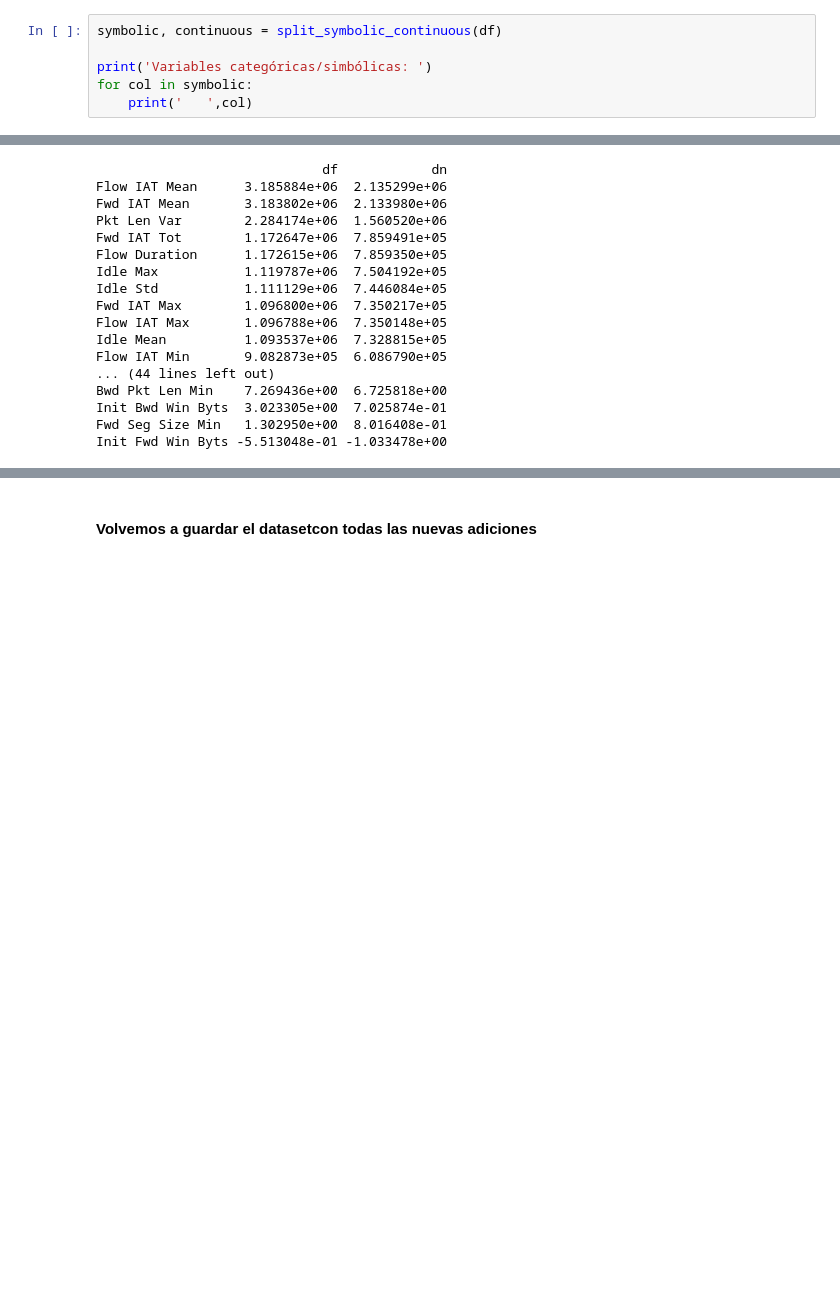
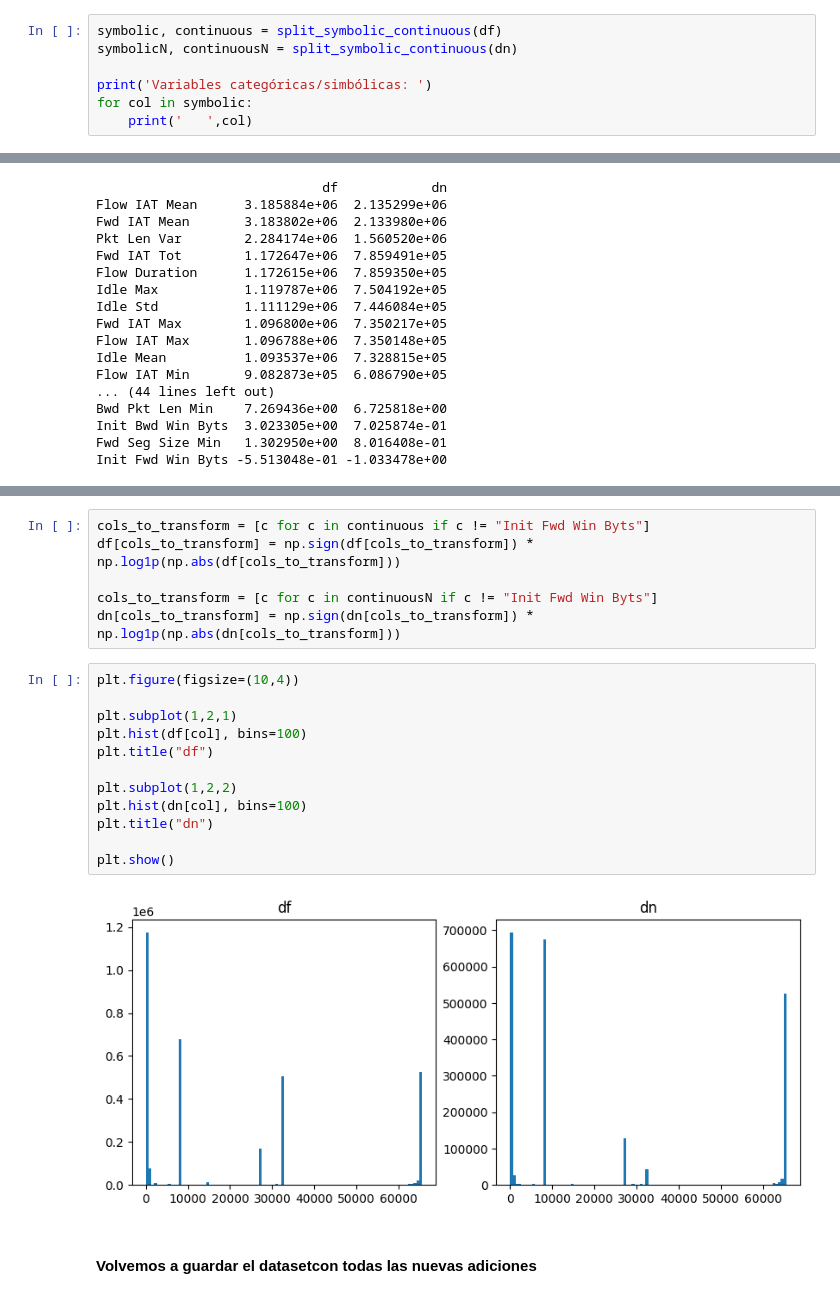
Before and after one commit to Axton-Industries/IDS-based-on-machine-learning-techniques, a Jupyter notebook: notebooks/03_eda.ipynb, the cells around one changed output, grey strips where cells are left out. Drawn from its saved outputs; the diff is of its cells as text; blank space fills up the shorter version.

```diff
--- a/notebooks/03_eda.ipynb
+++ b/notebooks/03_eda.ipynb
@@ -162,6 +162,7 @@ FTP-BruteForce             173     0.008026
 Primero de todo defino qué es numérico y que es simbólico/categórico. Identifico el grupo que menos hay que es el de simbólicas y luego el resto pertenecen a las numéricas.
 # %%
 symbolic, continuous = split_symbolic_continuous(df)
+symbolicN, continuousN = split_symbolic_continuous(dn)
 
 print('Variables categóricas/simbólicas: ')
 for col in symbolic:
@@ -266,3 +287,23 @@ Init Fwd Win Byts -5.513048e-01 -1.033478e+00
+# %%
+cols_to_transform = [c for c in continuous if c != "Init Fwd Win Byts"]
+df[cols_to_transform] = np.sign(df[cols_to_transform]) * np.log1p(np.abs(df[cols_to_transform]))
+
+cols_to_transform = [c for c in continuousN if c != "Init Fwd Win Byts"]
+dn[cols_to_transform] = np.sign(dn[cols_to_transform]) * np.log1p(np.abs(dn[cols_to_transform]))
+# %%
+plt.figure(figsize=(10,4))
+
+plt.subplot(1,2,1)
+plt.hist(df[col], bins=100)
+plt.title("df")
+
+plt.subplot(1,2,2)
+plt.hist(dn[col], bins=100)
+plt.title("dn")
+
+plt.show()
+# %% [output]
+[figure, added]
 # %% [markdown]
 #### Volvemos a guardar el datasetcon todas las nuevas adiciones
 # %%
```
Also changed, not shown: parts of 4 cells of this notebook, 2 other files.
